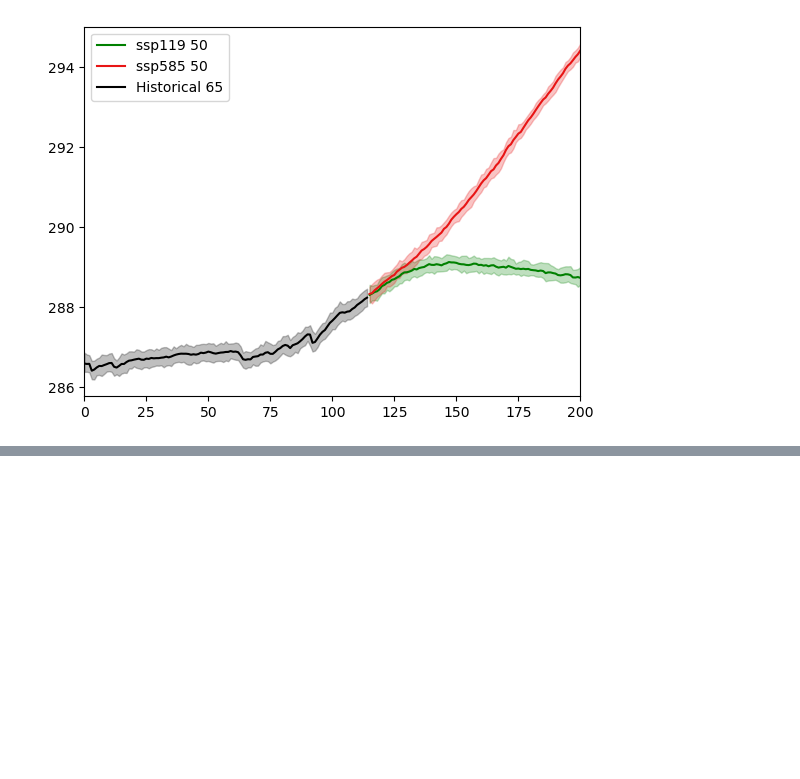
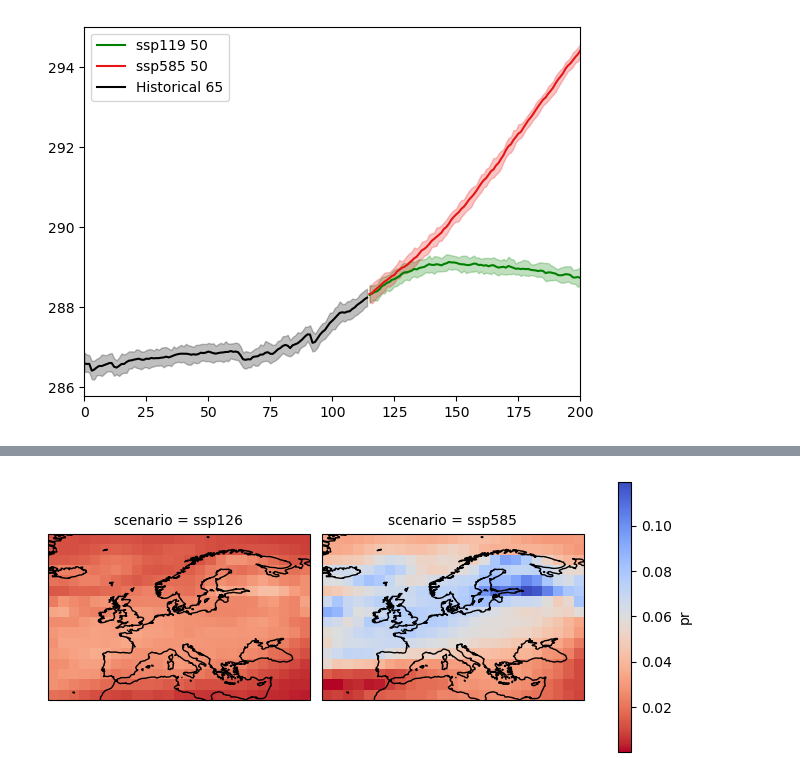
Before and after one commit to zequihg50/esgf-virtual-aggregation, a Jupyter notebook: model_evaluation.ipynb, the cells around one changed output, grey strips where cells are left out. Drawn from its saved outputs; the diff is of its cells as text; code cells hidden in the pictures; blank space fills up the shorter version.

```diff
--- a/model_evaluation.ipynb
+++ b/model_evaluation.ipynb
@@ -137,0 +182,5 @@ plt.margins(x=0)
+# %%
+%%time
+
+hist_sum_1995_2014 = historical["pr"].sel(time=hist_ref, lat=lats, lon=lons).sum(["variant_label", "time"]).load()
+scenarios_sum_2080_2100 = scenarios["pr"].sel(time=fut_ref, lat=lats, lon=lons).sum(["variant_label", "time"]).load()
@@ -137,0 +190,10 @@ plt.margins(x=0)
+# %%
+plot = (scenarios_sum_2080_2100 - hist_sum_1995_2014).plot(
+    x="lon", y="lat", col="scenario",
+    cmap="coolwarm_r",
+    subplot_kws=dict(projection=ccrs.PlateCarree(central_longitude=0)),
+    transform=ccrs.PlateCarree(central_longitude=180))
+for ax in plot.axs.flatten():
+    ax.coastlines()
+# %% [output]
+[figure, added]
```
Also changed, not shown: parts of 8 cells of this notebook.
